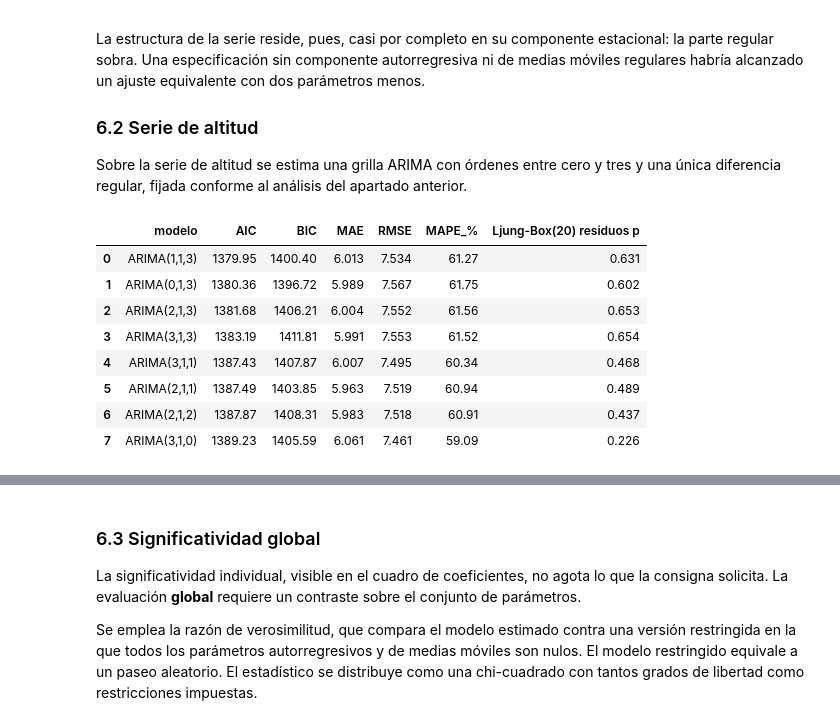
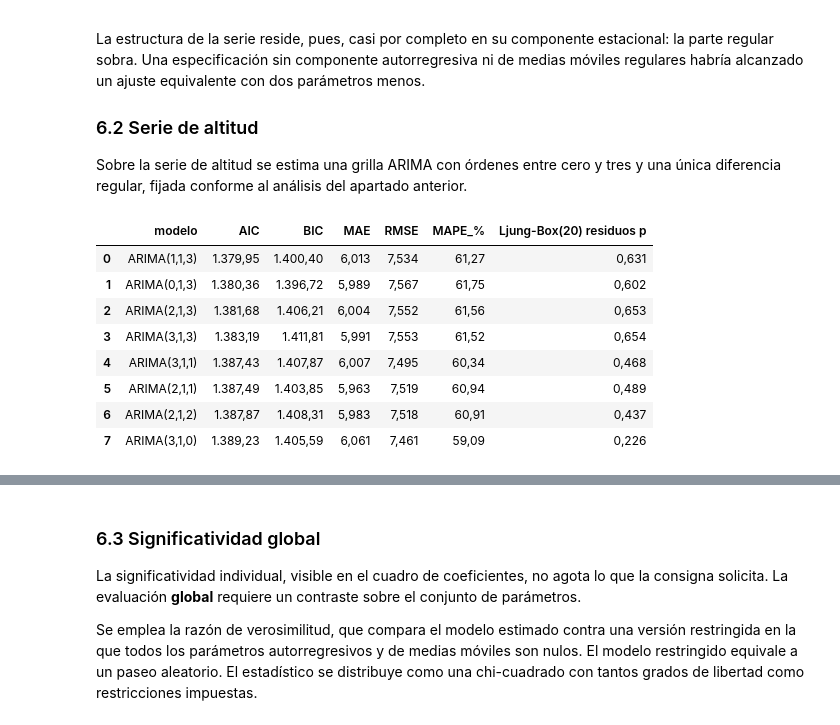
Before and after one commit to Juanma300102/mcd-ua-tsa, a Jupyter notebook: tp1_series_temporales.ipynb, the cells around one changed output, grey strips where cells are left out. Drawn from its saved outputs; the diff is of its cells as text; code cells hidden in the pictures.

```diff
--- a/tp1_series_temporales.ipynb
+++ b/tp1_series_temporales.ipynb
@@ -61,6 +61,7 @@ import numpy as np
 import pandas as pd
 import seaborn as sns
 import statsmodels.api as sm
+import matplotlib.dates as mdates
 from matplotlib.ticker import FuncFormatter
 from pymavlink import mavutil
 from scipy import stats
@@ -74,13 +75,39 @@ from statsmodels.tsa.stattools import adfuller, kpss
 
 warnings.filterwarnings("ignore")
 sns.set_theme(style="whitegrid")
-pd.set_option("display.float_format", "{:,.3f}".format)
+
+
+def formato_es(valor, decimales=2):
+    """Formatea un numero con la convencion castellana: miles con punto, decimal con coma."""
+    if pd.isna(valor):
+        return ""
+    texto = f"{valor:,.{decimales}f}"
+    return texto.replace(",", "_").replace(".", ",").replace("_", ".")
+
+
+def formato_es_entero(valor):
+    """Variante sin decimales, para conteos."""
+    return formato_es(valor, decimales=0)
+
+
+pd.set_option("display.float_format", formato_es)
 
 # Escribir las figuras al directorio del informe. Desactivado de manera predeterminada.
 GUARDAR_FIGURAS = False
 DIR_FIGURAS = Path("informe/figuras")
 
-MILES = FuncFormatter(lambda x, pos: f"{x:,.0f}")
+MILES = FuncFormatter(lambda x, pos: formato_es_entero(x))
+
+
+def formatear_eje_temporal(eje):
+    """Distribuye las marcas de un eje de fechas y rota las etiquetas para que no se solapen."""
+    localizador = mdates.AutoDateLocator(minticks=4, maxticks=7)
+    eje.xaxis.set_major_locator(localizador)
+    eje.xaxis.set_major_formatter(mdates.ConciseDateFormatter(localizador))
+    eje.tick_params(axis="x", labelrotation=30)
+    for etiqueta in eje.get_xticklabels():
+        etiqueta.set_horizontalalignment("right")
+    return eje
 
 
 def autocorrelacion(serie, rezago):
@@ -298,6 +326,7 @@ for eje, serie in zip(ejes, [alb, pos]):
     eje.set_title(f"{serie.name}: solicitudes por hora")
     eje.yaxis.set_major_formatter(MILES)
     eje.set_xlabel("")
+    formatear_eje_temporal(eje)
 plt.tight_layout()
 guardar("consolidado_trafico_niveles")
 plt.show()
@@ -360,6 +389,7 @@ for fila, serie in enumerate([alb, pos]):
     for eje in ejes[fila]:
         eje.axhline(0, color="black", linewidth=0.7)
         eje.yaxis.set_major_formatter(MILES)
+        formatear_eje_temporal(eje)
 plt.tight_layout()
 guardar("consolidado_diferencias")
 plt.show()
@@ -684,37 +716,39 @@ regular, fijada conforme al análisis del apartado anterior.
 # %%
 HORIZONTE_ALTITUD = 15
 
 entrenamiento_altitud = altitud.iloc[:-HORIZONTE_ALTITUD]
 prueba_altitud = altitud.iloc[-HORIZONTE_ALTITUD:]
 
 resultados_arima = []
 for p in range(4):
     for q in range(4):
         try:
             ajuste = ARIMA(entrenamiento_altitud, order=(p, 1, q)).fit()
             pronostico = ajuste.forecast(HORIZONTE_ALTITUD)
             fila = {"modelo": f"ARIMA({p},1,{q})", "AIC": ajuste.aic, "BIC": ajuste.bic}
             fila.update(metricas(prueba_altitud.to_numpy(), pronostico.to_numpy()))
             fila["Ljung-Box(20) residuos p"] = acorr_ljungbox(
                 ajuste.resid[1:], lags=[20], return_df=True)["lb_pvalue"].iloc[0]
             resultados_arima.append(fila)
         except (ValueError, np.linalg.LinAlgError) as excepcion:
             print(f"ARIMA({p},1,{q}) no convergió: {excepcion}")
 
 comparacion_arima = pd.DataFrame(resultados_arima).sort_values("AIC").reset_index(drop=True)
 display(comparacion_arima.head(8).style.format({
-    "AIC": "{:.2f}", "BIC": "{:.2f}", "MAE": "{:.3f}", "RMSE": "{:.3f}",
-    "MAPE_%": "{:.2f}", "Ljung-Box(20) residuos p": "{:.3f}"}))
+    "AIC": formato_es, "BIC": formato_es,
+    "MAE": lambda v: formato_es(v, 3), "RMSE": lambda v: formato_es(v, 3),
+    "MAPE_%": formato_es,
+    "Ljung-Box(20) residuos p": lambda v: formato_es(v, 3)}))
 # %% [output]
 |  | modelo | AIC | BIC | MAE | RMSE | MAPE_% | Ljung-Box(20) residuos p |
-| 0 | ARIMA(1,1,3) | 1379.95 | 1400.40 | 6.013 | 7.534 | 61.27 | 0.631 |
-| 1 | ARIMA(0,1,3) | 1380.36 | 1396.72 | 5.989 | 7.567 | 61.75 | 0.602 |
-| 2 | ARIMA(2,1,3) | 1381.68 | 1406.21 | 6.004 | 7.552 | 61.56 | 0.653 |
-| 3 | ARIMA(3,1,3) | 1383.19 | 1411.81 | 5.991 | 7.553 | 61.52 | 0.654 |
-| 4 | ARIMA(3,1,1) | 1387.43 | 1407.87 | 6.007 | 7.495 | 60.34 | 0.468 |
-| 5 | ARIMA(2,1,1) | 1387.49 | 1403.85 | 5.963 | 7.519 | 60.94 | 0.489 |
-| 6 | ARIMA(2,1,2) | 1387.87 | 1408.31 | 5.983 | 7.518 | 60.91 | 0.437 |
-| 7 | ARIMA(3,1,0) | 1389.23 | 1405.59 | 6.061 | 7.461 | 59.09 | 0.226 |
+| 0 | ARIMA(1,1,3) | 1.379,95 | 1.400,40 | 6,013 | 7,534 | 61,27 | 0,631 |
+| 1 | ARIMA(0,1,3) | 1.380,36 | 1.396,72 | 5,989 | 7,567 | 61,75 | 0,602 |
+| 2 | ARIMA(2,1,3) | 1.381,68 | 1.406,21 | 6,004 | 7,552 | 61,56 | 0,653 |
+| 3 | ARIMA(3,1,3) | 1.383,19 | 1.411,81 | 5,991 | 7,553 | 61,52 | 0,654 |
+| 4 | ARIMA(3,1,1) | 1.387,43 | 1.407,87 | 6,007 | 7,495 | 60,34 | 0,468 |
+| 5 | ARIMA(2,1,1) | 1.387,49 | 1.403,85 | 5,963 | 7,519 | 60,94 | 0,489 |
+| 6 | ARIMA(2,1,2) | 1.387,87 | 1.408,31 | 5,983 | 7,518 | 60,91 | 0,437 |
+| 7 | ARIMA(3,1,0) | 1.389,23 | 1.405,59 | 6,061 | 7,461 | 59,09 | 0,226 |
 # %%
 orden_altitud = tuple(int(v) for v in comparacion_arima.loc[0, "modelo"][6:-1].split(","))
 modelo_altitud = ARIMA(entrenamiento_altitud, order=orden_altitud).fit()
```
Also changed, not shown: parts of 13 cells of this notebook, 15 other files.
